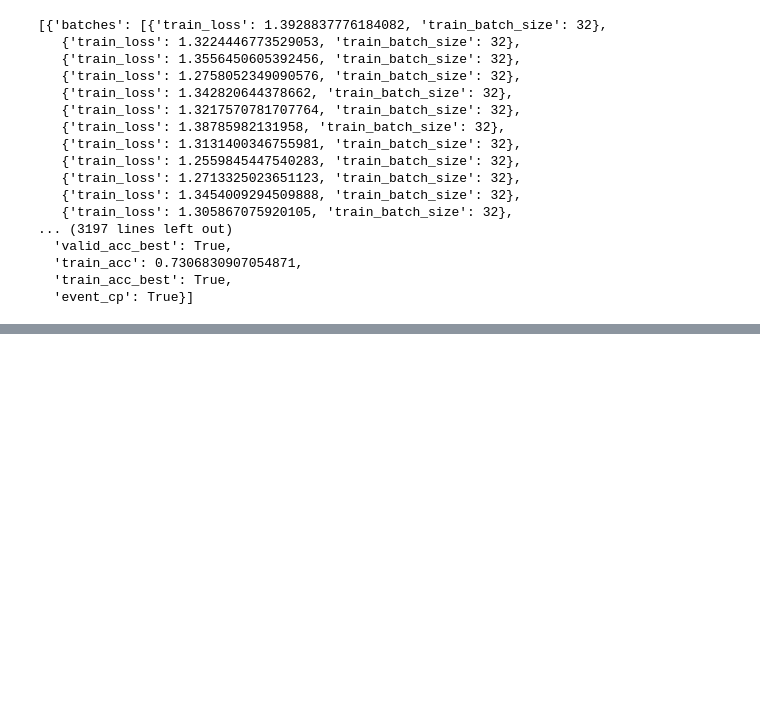
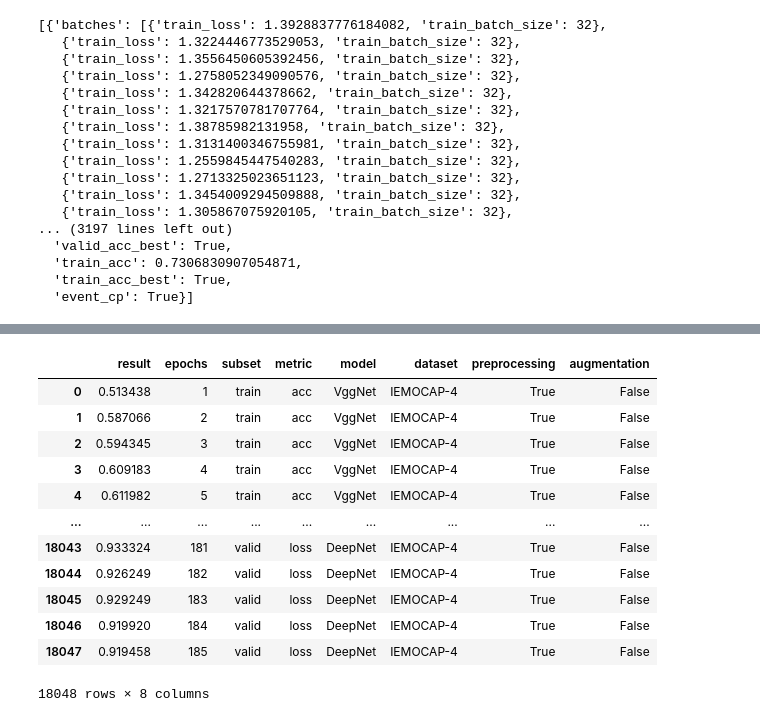
Before and after one commit to iamryabinov/SER_neuro, a Jupyter notebook: interpret_results.ipynb, the cells around one changed output, grey strips where cells are left out. Cells and saved outputs as stored; diff of their text form; code cells hidden in the pictures; blank space fills up the shorter version.

```diff
--- a/interpret_results.ipynb
+++ b/interpret_results.ipynb
@@ -172,0 +203,17 @@ RuntimeError: CUDA out of memory. Tried to allocate 196.00 MiB (GPU 0; 2.00 GiB
+# %%
+df = pd.read_csv(os.path.join(RESULTS_FOLDER, 'iemocap_all_results.csv'), delimiter=';')
+df
+# %% [output]
+|  | result | epochs | subset | metric | model | dataset | preprocessing | augmentation |
+| 0 | 0.513438 | 1 | train | acc | VggNet | IEMOCAP-4 | True | False |
+| 1 | 0.587066 | 2 | train | acc | VggNet | IEMOCAP-4 | True | False |
+| 2 | 0.594345 | 3 | train | acc | VggNet | IEMOCAP-4 | True | False |
+| 3 | 0.609183 | 4 | train | acc | VggNet | IEMOCAP-4 | True | False |
+| 4 | 0.611982 | 5 | train | acc | VggNet | IEMOCAP-4 | True | False |
+| ... | ... | ... | ... | ... | ... | ... | ... | ... |
+| 18043 | 0.933324 | 181 | valid | loss | DeepNet | IEMOCAP-4 | True | False |
+| 18044 | 0.926249 | 182 | valid | loss | DeepNet | IEMOCAP-4 | True | False |
+| 18045 | 0.929249 | 183 | valid | loss | DeepNet | IEMOCAP-4 | True | False |
+| 18046 | 0.919920 | 184 | valid | loss | DeepNet | IEMOCAP-4 | True | False |
+| 18047 | 0.919458 | 185 | valid | loss | DeepNet | IEMOCAP-4 | True | False |
+18048 rows × 8 columns
```
Also changed, not shown: parts of 5 cells of this notebook, 2 other files.
